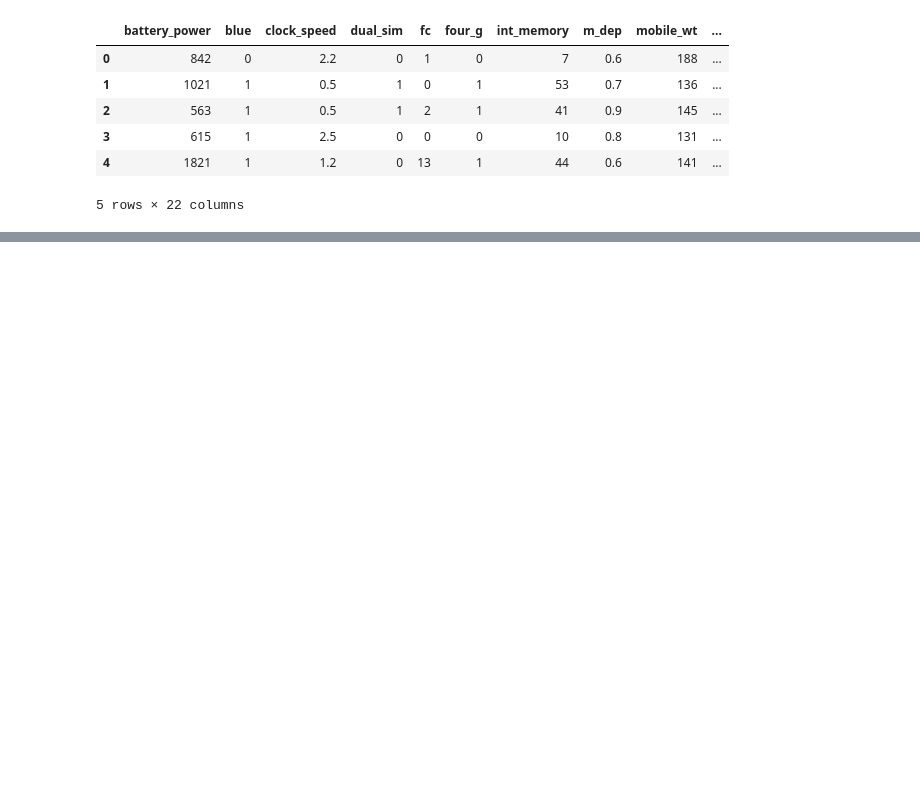
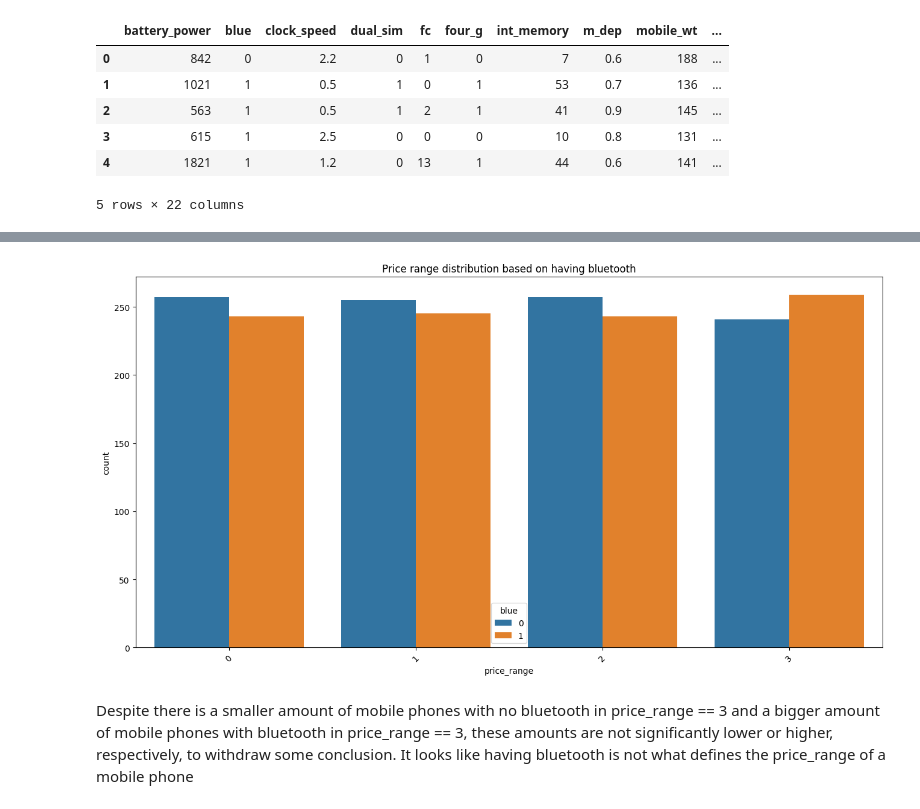
Before and after one commit to emonteiro27/mobile_price_class, a Jupyter notebook: mobile_price_classification.ipynb, the cells around one changed output, grey strips where cells are left out. Cells and saved outputs as stored; diff of their text form; code cells hidden in the pictures; blank space fills up the shorter version.

```diff
--- a/mobile_price_classification.ipynb
+++ b/mobile_price_classification.ipynb
@@ -233,0 +236,10 @@ plt.show()
+# %%
+plt.figure(figsize=(16,8))
+sns.countplot(data=df_train, x='price_range', hue='blue')
+plt.title('Price range distribution based on having bluetooth')
+plt.xticks(rotation=45)
+plt.show()
+# %% [output]
+[figure, added]
+# %% [markdown]
+Despite there is a smaller amount of mobile phones with no bluetooth in price_range == 3 and a bigger amount of mobile phones with bluetooth in price_range == 3, these amounts are not significantly lower or higher, respectively, to withdraw some conclusion. It looks like having bluetooth is not what defines the price_range of a mobile phone
```
Also changed, not shown: parts of 26 cells of this notebook.
